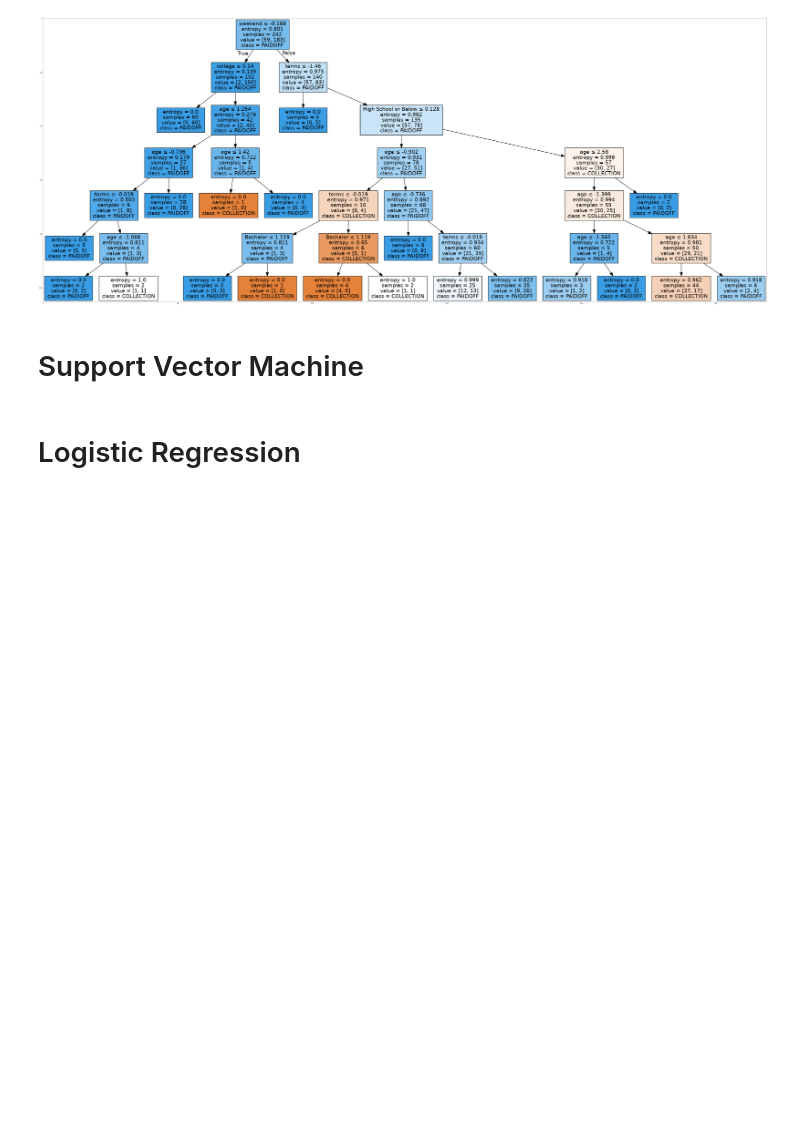
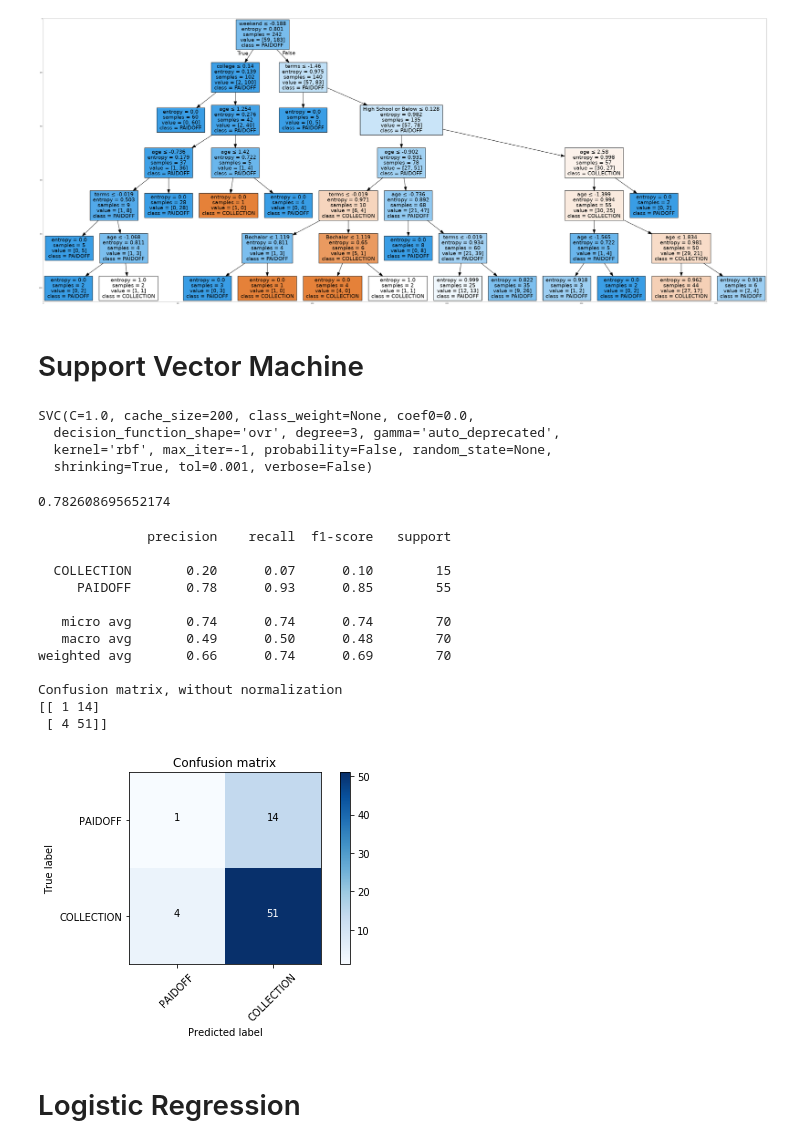
Before and after one commit to medas/loan-application-classifier, a Jupyter notebook: Machine Learning with Python - final assignment.ipynb, the cells around one changed output. Cells and saved outputs as stored; diff of their text form; code cells hidden in the pictures; blank space fills up the shorter version.

```diff
--- a/Machine Learning with Python - final assignment.ipynb
+++ b/Machine Learning with Python - final assignment.ipynb
@@ -423,0 +426,9 @@ plt.imshow(img,interpolation='nearest')
+# %%
+from sklearn import svm
+model = svm.SVC(kernel='rbf')
+model.fit(X_train, y_train)
+# %% [output]
+SVC(C=1.0, cache_size=200, class_weight=None, coef0=0.0,
+  decision_function_shape='ovr', degree=3, gamma='auto_deprecated',
+  kernel='rbf', max_iter=-1, probability=False, random_state=None,
+  shrinking=True, tol=0.001, verbose=False)
@@ -424,2 +437,64 @@ plt.imshow(img,interpolation='nearest')
+# %%
+metrics.accuracy_score(y_train, model.predict(X_train))
+# %% [output]
+0.782608695652174
+# %%
+def plot_confusion_matrix(cm, classes,
+                          normalize=False,
+                          title='Confusion matrix',
+                          cmap=plt.cm.Blues):
+    """
+    This function prints and plots the confusion matrix.
+    Normalization can be applied by setting `normalize=True`.
+    """
+    if normalize:
+        cm = cm.astype('float') / cm.sum(axis=1)[:, np.newaxis]
+        print("Normalized confusion matrix")
+    else:
+        print('Confusion matrix, without normalization')
+
+    print(cm)
+
+    plt.imshow(cm, interpolation='nearest', cmap=cmap)
+    plt.title(title)
+    plt.colorbar()
+    tick_marks = np.arange(len(classes))
+    plt.xticks(tick_marks, classes, rotation=45)
+    plt.yticks(tick_marks, classes)
+
+    fmt = '.2f' if normalize else 'd'
+    thresh = cm.max() / 2.
+    for i, j in itertools.product(range(cm.shape[0]), range(cm.shape[1])):
+        plt.text(j, i, format(cm[i, j], fmt),
+                 horizontalalignment="center",
+                 color="white" if cm[i, j] > thresh else "black")
+
+    plt.tight_layout()
+    plt.ylabel('True label')
+    plt.xlabel('Predicted label')
+# %%
+# Compute confusion matrix
+cnf_matrix = confusion_matrix(y_test, yhat)
+np.set_printoptions(precision=2)
+
+print (classification_report(y_test, yhat))
+
+# Plot non-normalized confusion matrix
+plt.figure()
+plot_confusion_matrix(cnf_matrix, classes=df["loan_status"].unique().tolist(), normalize= False,  title='Confusion matrix')
+# %% [output]
+              precision    recall  f1-score   support
+
+  COLLECTION       0.20      0.07      0.10        15
+     PAIDOFF       0.78      0.93      0.85        55
+
+   micro avg       0.74      0.74      0.74        70
+   macro avg       0.49      0.50      0.48        70
+weighted avg       0.66      0.74      0.69        70
+
+Confusion matrix, without normalization
+[[ 1 14]
+ [ 4 51]]
+[figure, added]
 # %% [markdown]
 # Logistic Regression
```
Also changed, not shown: parts of 21 cells of this notebook.
